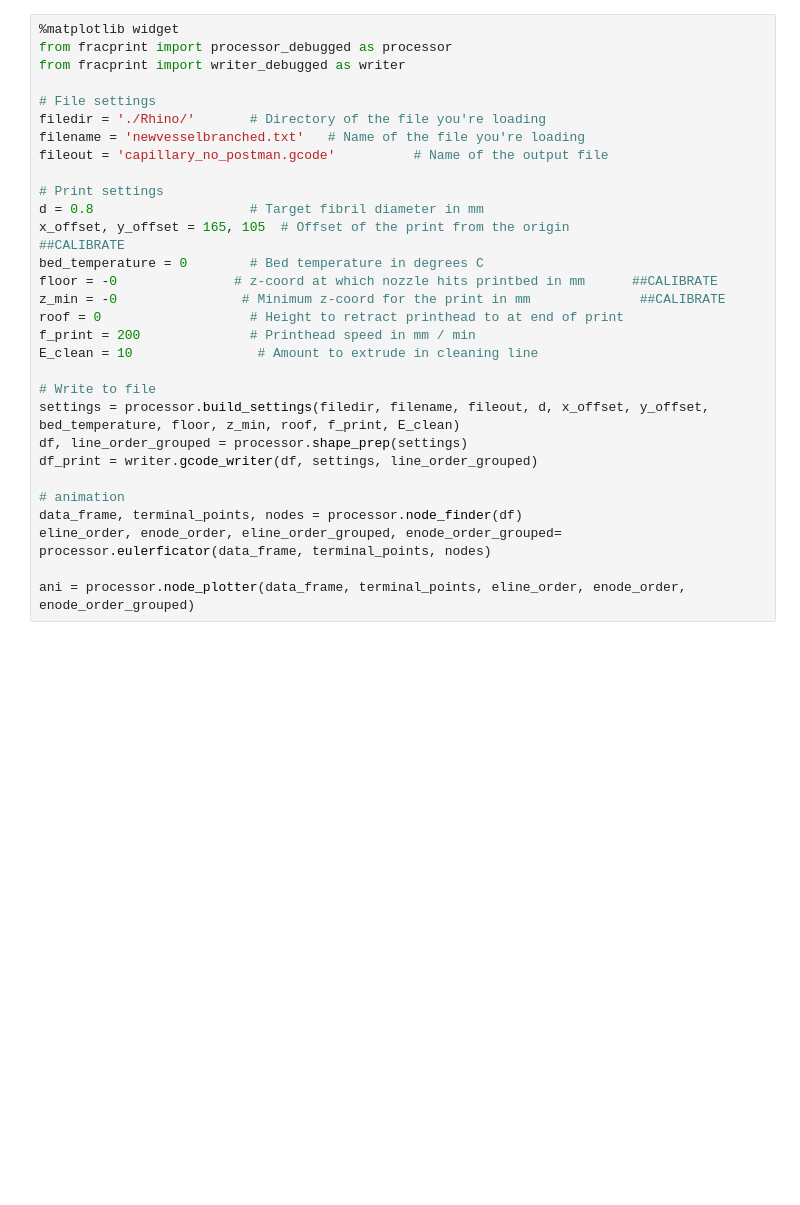
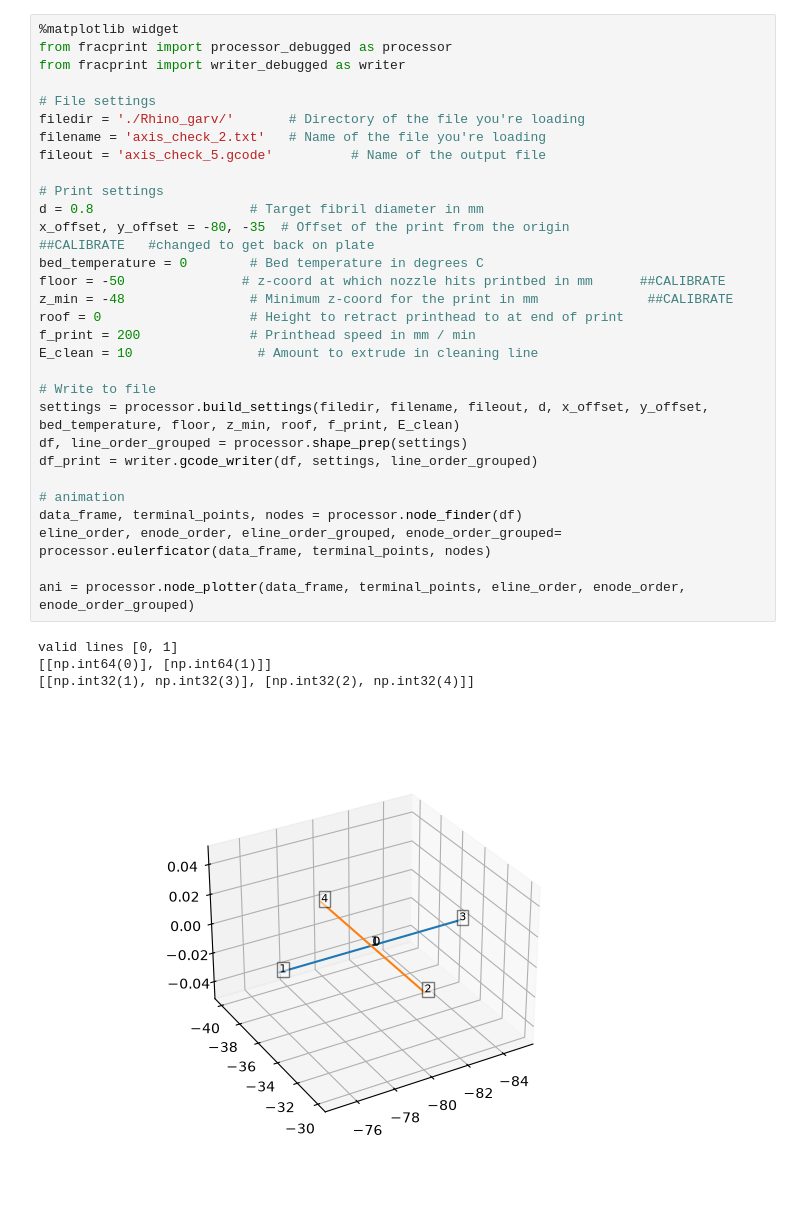
Before and after one commit to joeforth/fractal_slicer, a Jupyter notebook: fractal_slicer_version_debugged.ipynb, the cells around one changed output. Drawn from its saved outputs; the diff is of its cells as text; blank space fills up the shorter version.

Commit message:
Calibrated printer

```diff
--- a/fractal_slicer_version_debugged.ipynb
+++ b/fractal_slicer_version_debugged.ipynb
@@ -3,30 +21,35 @@
 # %%
 %matplotlib widget
 from fracprint import processor_debugged as processor
 from fracprint import writer_debugged as writer
 
 # File settings
-filedir = './Rhino/'       # Directory of the file you're loading
-filename = 'newvesselbranched.txt'   # Name of the file you're loading
-fileout = 'capillary_no_postman.gcode'          # Name of the output file
+filedir = './Rhino_garv/'       # Directory of the file you're loading
+filename = 'axis_check_2.txt'   # Name of the file you're loading
+fileout = 'axis_check_5.gcode'          # Name of the output file
 
 # Print settings
 d = 0.8                    # Target fibril diameter in mm
-x_offset, y_offset = 165, 105  # Offset of the print from the origin                ##CALIBRATE
+x_offset, y_offset = -80, -35  # Offset of the print from the origin                ##CALIBRATE   #changed to get back on plate
 bed_temperature = 0        # Bed temperature in degrees C
-floor = -0               # z-coord at which nozzle hits printbed in mm      ##CALIBRATE
-z_min = -0                # Minimum z-coord for the print in mm              ##CALIBRATE
+floor = -50               # z-coord at which nozzle hits printbed in mm      ##CALIBRATE
+z_min = -48                # Minimum z-coord for the print in mm              ##CALIBRATE
 roof = 0                   # Height to retract printhead to at end of print
 f_print = 200              # Printhead speed in mm / min
 E_clean = 10                # Amount to extrude in cleaning line
 
 # Write to file
 settings = processor.build_settings(filedir, filename, fileout, d, x_offset, y_offset, bed_temperature, floor, z_min, roof, f_print, E_clean)
 df, line_order_grouped = processor.shape_prep(settings)
 df_print = writer.gcode_writer(df, settings, line_order_grouped)
 
 # animation
 data_frame, terminal_points, nodes = processor.node_finder(df)
 eline_order, enode_order, eline_order_grouped, enode_order_grouped= processor.eulerficator(data_frame, terminal_points, nodes)
 
 ani = processor.node_plotter(data_frame, terminal_points, eline_order, enode_order, enode_order_grouped)
+# %% [output]
+valid lines [0, 1]
+[[np.int64(0)], [np.int64(1)]]
+[[np.int32(1), np.int32(3)], [np.int32(2), np.int32(4)]]
+[figure, added]
```
Also changed, not shown: parts of 2 cells of this notebook, 1 other file.
